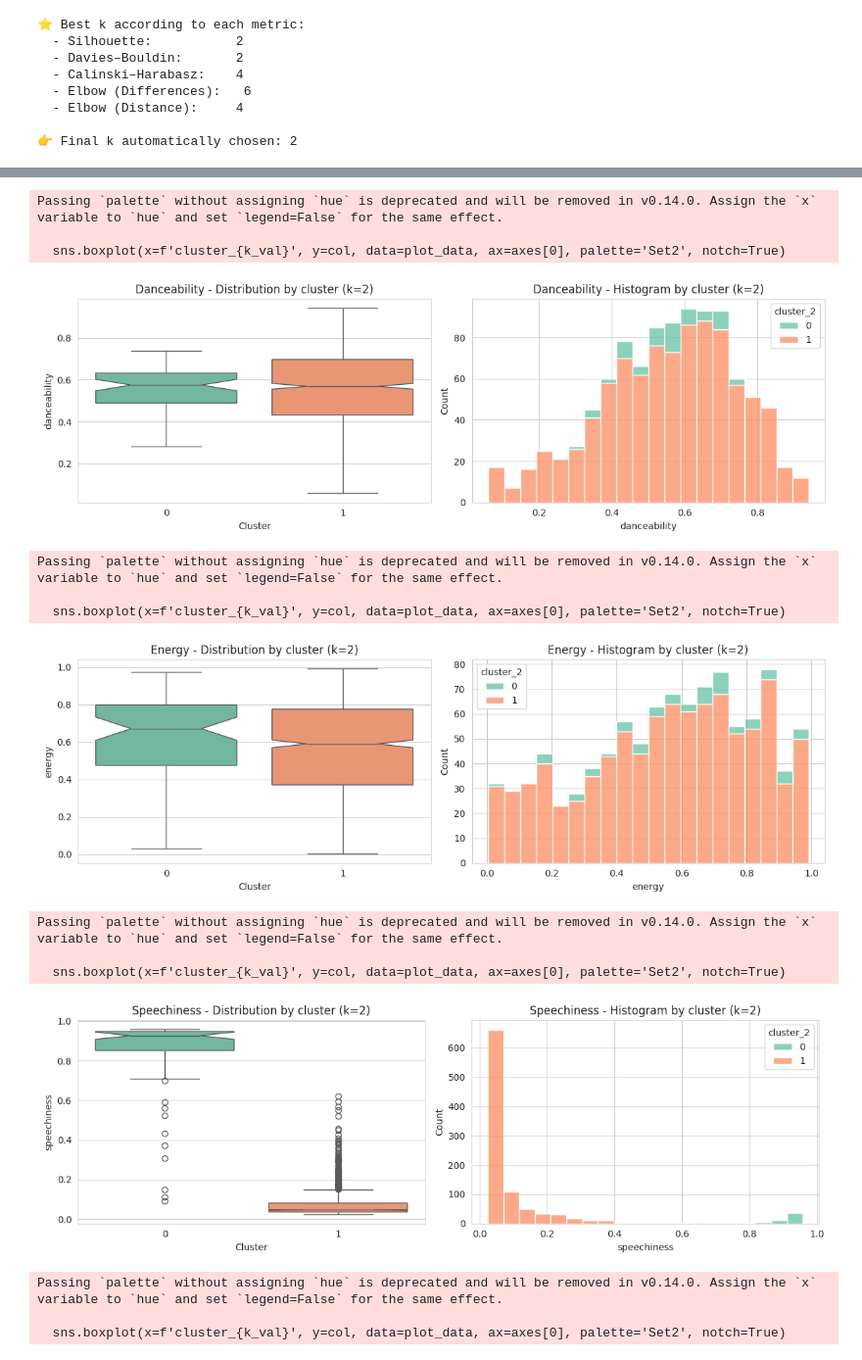
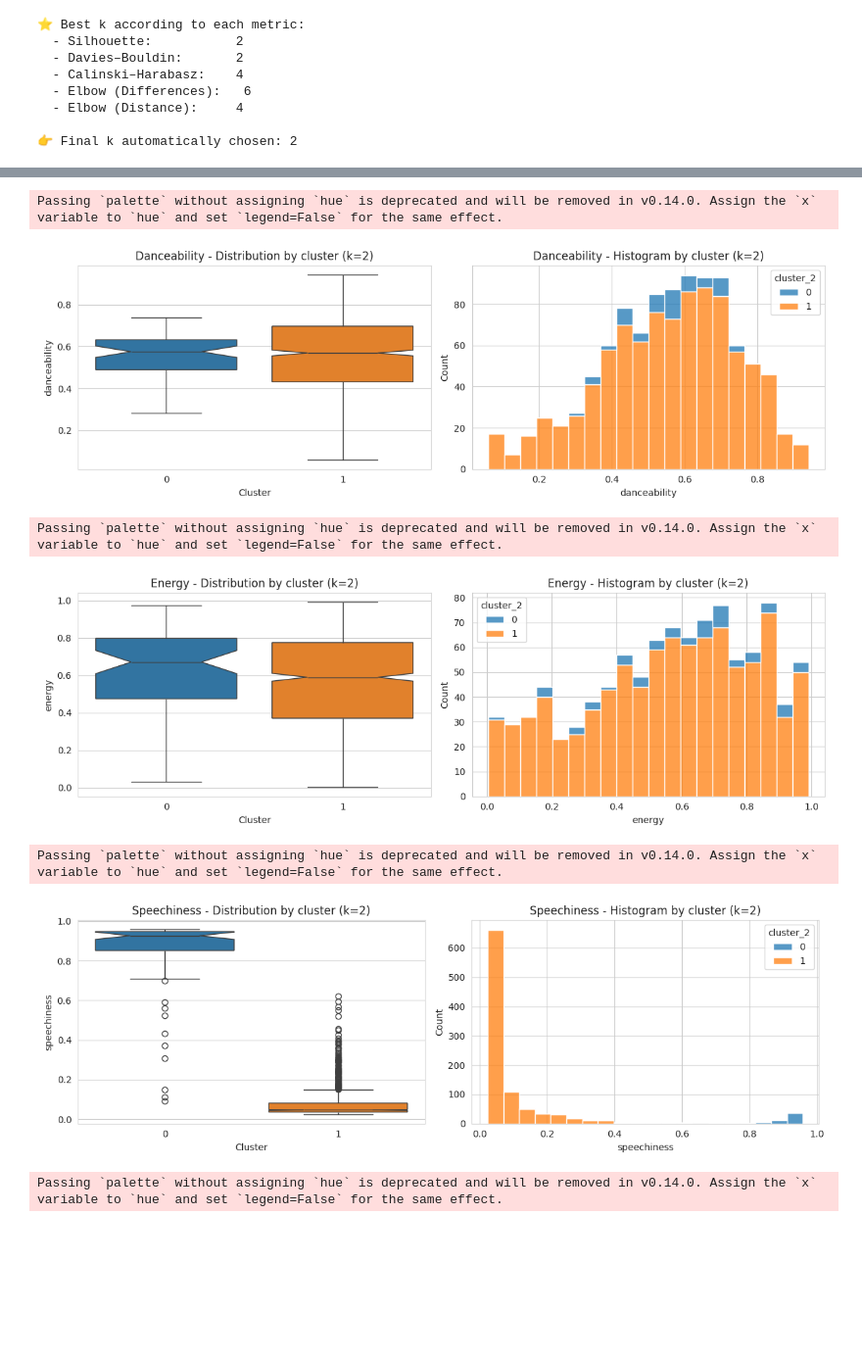
Before and after one commit to edgarcarlos/scientific-vis, a Jupyter notebook: assignment_1.ipynb, the cells around one changed output, grey strips where cells are left out. Shown at 98% size. Drawn from its saved outputs; the diff is of its cells as text; code cells hidden in the pictures; blank space fills up the shorter version.

```diff
--- a/assignment_1.ipynb
+++ b/assignment_1.ipynb
@@ -80,7 +98,7 @@ numeric_features = [
 ]
 
 
-
+X['genre_orig'] = X['genre'] # keep the original for chi-square
 # One-hot encoding for 'genre'
 X_cat = pd.get_dummies(X[categorical_features], prefix=categorical_features)
 
@@ -104,16 +122,15 @@ X_final = pd.concat(
 # Create a new X DataFrame containing only the numeric and one-hot encoded features
 X = pd.concat(
     [X[numeric_features + binary_features].reset_index(drop=True), # Use original numeric and binary features (now numeric)
-     X_cat.reset_index(drop=True)],
+     X_cat.reset_index(drop=True),
+     X['genre_orig'].reset_index(drop=True)],
     axis=1
 )
 
-
 print("\n✅ Dataset ready for clustering!")
 print("Final shape:", X_final.shape)
-print("First columns:", X_final.columns[:10].tolist())
+print("First columns:", X_final.columns[:15].tolist())
 print("\nShape of DataFrame X for visualizations:", X.shape)
-
 
 # Standardized matrix (numpy) for K-Means
 X_scaled = X_final.values
@@ -668,73 +778,66 @@ Most relevant features for visualization (k=3): ['mode', 'speechiness', 'livenes
 # %%
 # ---------------------------------------------
-# 7. Visualizations
+# 7. Visualizations for numeric features (k=2 and k=4)
 # ---------------------------------------------
-import matplotlib.pyplot as plt
-import seaborn as sns
-import pandas as pd
-import numpy as np
-
 def plot_visualizations_for_k(k_val, X_data):
     print(f"\n{'='*60}\n📊 VISUALIZATIONS FOR k = {k_val}\n{'='*60}")
 
-    # Define the numeric columns to visualize (excluding 'mode' for these plots)
+    # Numeric columns to visualize (excluding 'mode')
     numeric_cols_to_plot = [
         'danceability', 'energy', 'speechiness', 'acousticness',
         'popularity', 'liveness', 'valence', 'duration_ms'
     ]
 
-    # Boxplot + Histograms for each numeric feature
     for col in numeric_cols_to_plot:
         fig, axes = plt.subplots(1, 2, figsize=(12, 4))
 
-        # Create a subset of data for plotting by explicitly selecting columns from the original X
+        # Prepare data for plotting
         plot_data = X[[col, f'cluster_{k_val}']].copy()
 
-        # --- Debugging Step: Check dtypes and drop object columns if any ---
-        if plot_data.select_dtypes(include='object').empty is False:
-            print(f"DEBUG: Object columns found in plot_data for column '{col}': {plot_data.select_dtypes(include='object').columns.tolist()}")
-            # Drop any object columns found (should not happen if data prep is correct, but as a failsafe)
-            plot_data = plot_data.select_dtypes(exclude='object')
-            print(f"DEBUG: Object columns after dropping: {plot_data.select_dtypes(include='object').columns.tolist()}")
-        # --- End Debugging Step ---
-
-
         # Boxplot by cluster
-        sns.boxplot(x=f'cluster_{k_val}', y=col, data=plot_data, ax=axes[0], palette='Set2', notch=True)
+        sns.boxplot(
+            x=f'cluster_{k_val}',
+            y=col,
+            data=plot_data,
+            ax=axes[0],
+            palette='tab10',  # nicer palette
+            notch=True
+        )
         axes[0].set_title(f"{col.capitalize()} - Distribution by cluster (k={k_val})")
         axes[0].set_xlabel("Cluster")
         axes[0].set_ylabel(col)
 
         # Histogram by cluster
-        sns.histplot(data=plot_data, x=col, hue=f'cluster_{k_val}', multiple='stack', bins=20, ax=axes[1], palette='Set2')
+        sns.histplot(
+            data=plot_data,
+            x=col,
+            hue=f'cluster_{k_val}',
+            multiple='stack',
+            bins=20,
+            ax=axes[1],
+            palette='tab10'
+        )
         axes[1].set_title(f"{col.capitalize()} - Histogram by cluster (k={k_val})")
         axes[1].set_xlabel(col)
         axes[1].set_ylabel("Count")
 
         plt.tight_layout()
         plt.show()
 
-# Plot visualizations for k=2
+
+# Visualizations for k=2
 plot_visualizations_for_k(2, X)
 
-# Plot visualizations for k=3
-plot_visualizations_for_k(3, X)
+# Visualizations for k=4
+plot_visualizations_for_k(4, X)
 # %% [output]
 ============================================================
 📊 VISUALIZATIONS FOR k = 2
 ============================================================
 Passing `palette` without assigning `hue` is deprecated and will be removed in v0.14.0. Assign the `x` variable to `hue` and set `legend=False` for the same effect.
-
-  sns.boxplot(x=f'cluster_{k_val}', y=col, data=plot_data, ax=axes[0], palette='Set2', notch=True)
-[figure, old version]
+[figure, new version]
 Passing `palette` without assigning `hue` is deprecated and will be removed in v0.14.0. Assign the `x` variable to `hue` and set `legend=False` for the same effect.
-
-  sns.boxplot(x=f'cluster_{k_val}', y=col, data=plot_data, ax=axes[0], palette='Set2', notch=True)
-[figure, old version]
+[figure, new version]
 Passing `palette` without assigning `hue` is deprecated and will be removed in v0.14.0. Assign the `x` variable to `hue` and set `legend=False` for the same effect.
-
-  sns.boxplot(x=f'cluster_{k_val}', y=col, data=plot_data, ax=axes[0], palette='Set2', notch=True)
-[figure, old version]
+[figure, new version]
 Passing `palette` without assigning `hue` is deprecated and will be removed in v0.14.0. Assign the `x` variable to `hue` and set `legend=False` for the same effect.
-
-  sns.boxplot(x=f'cluster_{k_val}', y=col, data=plot_data, ax=axes[0], palette='Set2', notch=True)
```
Also changed, not shown: parts of 22 cells of this notebook, 1 other file.
